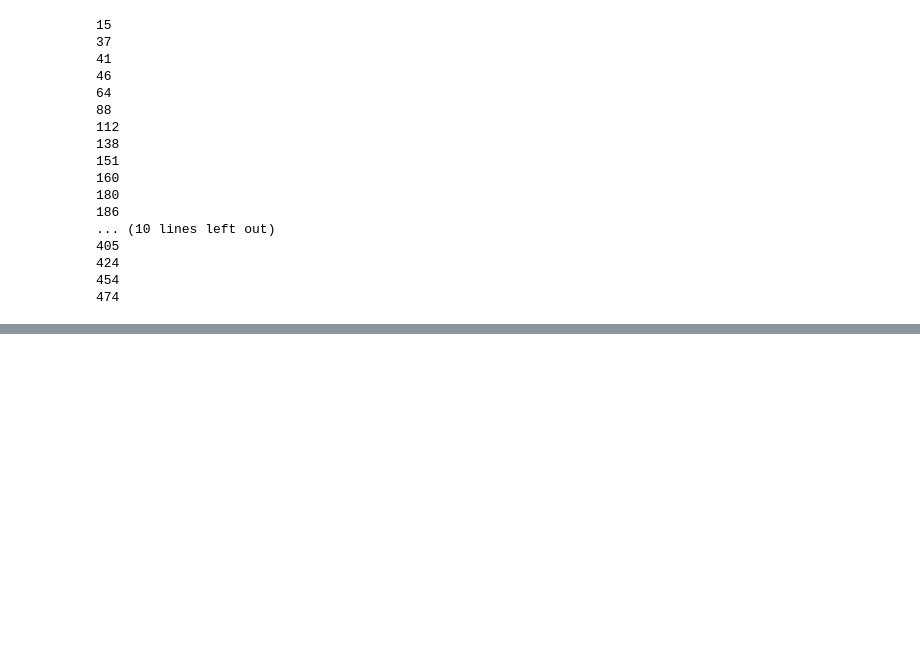
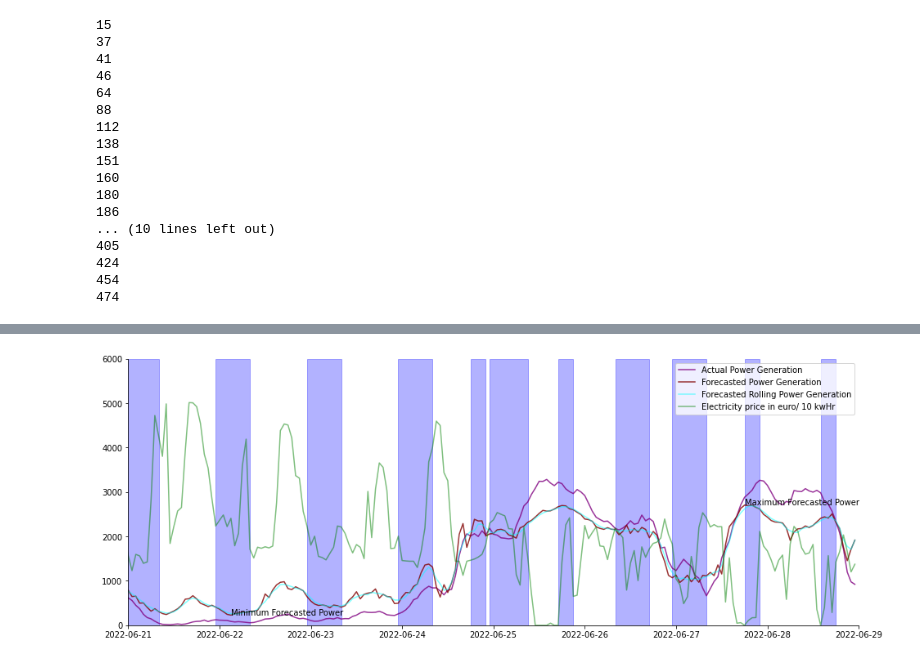
Before and after one commit to kevinTheQuigley/chargeTimeAnalytics, a Jupyter notebook: predictionTraining.ipynb, the cells around one changed output, grey strips where cells are left out. Saved outputs shown, nothing was run; the diff lists cells and outputs as text; code cells hidden in the pictures; blank space fills up the shorter version.

```diff
--- a/predictionTraining.ipynb
+++ b/predictionTraining.ipynb
@@ -1033,8 +1018,8 @@ forecastRoll=forecastRoll.fillna(forecastpd)
 rollMin=forecastRoll.rolling(6, center=True).max()
 rollMin=rollMin.fillna(forecastRoll.mean())
 
-# Adding condition above where the rolling forecast needs to be above 1000
-highlights=(rollMin== forecastRoll) & (forecastRoll>2000 )
+# Adding condition above where the rolling forecast needs to be above average the average of the last three years
+highlights=(rollMin== forecastRoll) & (forecastRoll>1500 )
 highlights[0]=False
 
 
@@ -1175,0 +1482,89 @@ The average cost of electricity at early morning times   162.22175
+# %%
+import matplotlib.pyplot as plt
+from matplotlib.pyplot import figure
+
+
+highlights = highlightsCombined
+
+
+highlights[0]=False
+#highlights[1]=False
+highlights[highlights]
+print("The length of the highlights function is ",len(highlights[highlights]))
+
+print(len(highlights))
+#highlightsDiff = highlights
+#highlightsCombined = () | hLP
+
+
+forecastPlot=finalForecast
+forecastPlot['index']=range(len(forecastPlot))
+forecastPlot.index=range(len(forecastPlot))
+forecastPlot.set_index('index')
+
+ePriceWeatherMerged=ePriceWeatherMerged._convert(numeric=True)
+
+forecastPlot= forecastPlot.reindex()
+
+
+forecastPlot['predictedGeneration'] = forecastPred
+
+fig, ax = plt.subplots(figsize=(2, 2))
+
+plt.plot(ePriceWeatherMerged['date'],ePriceWeatherMerged[['ActualWind']],color = 'purple',label = 'Actual Power Generation', alpha = 0.8)
+
+plt.plot(forecastPlot['date'],forecastPred,color = 'maroon',label = 'Forecasted Power Generation', alpha = 0.8)
+plt.plot(forecastPlot['date'],forecastRoll,color = 'cyan',label = 'Forecasted Rolling Power Generation', alpha = 0.5)
+plt.plot(forecastPlot['date'],ePriceWeatherMerged[['ImbalanceSettlementPrice']]*10,color = 'green',label = 'Electricity price in euro/ 10 kwHr ', alpha = 0.5)
+
+forcastLen=len(forecastPlot['date'])
+# highlight a time range
+
+plt.legend(bbox_to_anchor=(1, 1))
+
+
+# Removing spines
+plt.gca().spines['top'].set_visible(False)
+plt.gca().spines['right'].set_visible(False)
+
+
+#Showing the maxima minima
+plt.annotate("Maximum Forecasted Power", (forecastPlot.date[(forecastpd == max(forecastpd))].values[0], forecastpd[(forecastpd == max(forecastpd))].values[0]))
+plt.annotate("Minimum Forecasted Power", (forecastPlot.date[(forecastpd == min(forecastpd))].values[0], forecastpd[(forecastpd == min(forecastpd))].values[0]))
+ax.set_xlim([datetime.date(2022, 6, 21), datetime.date(2022, 6, 29)])
+ax.set_ylim([0, 6000])
+
+#ax.axvspan(forecastPlot['date'][0],forecastPlot['date'][2], color="blue", alpha=0.3)
+i=0
+j=0
+while i < forcastLen:
+    #print("Itererating with I and J",i,j)
+    j = 0
+
+    while ((i+j) <= forcastLen) and ( highlights[i]):
+        if (i+j != forcastLen) and (highlights[i+j]):
+            j=j+1
+        elif(i+j != forcastLen):
+            #print("Plotting with i and j are given by",i,j,"And the date-time being",forecastPlot['date'][i])
+            ax.axvspan(forecastPlot['date'][i-1],forecastPlot['date'][j+i], color="blue", alpha=0.3)
+            i = i+j
+        elif(i+j == forcastLen-1):
+            #print("Plotting with i and j are given by",i,j,"And the date-time being",forecastPlot['date'][i])
+            ax.axvspan(forecastPlot['date'][i-1],forecastPlot['date'][i+1], color="blue", alpha=0.3)
+            i = i+j
+        else:
+            #print("Plotting with i and j are given by",i,j,"And the date-time being",forecastPlot['date'][i])
+            ax.axvspan(forecastPlot['date'][i-1],forecastPlot['date'][i], color="blue", alpha=0.3)
+            i = i+j
+    i=i+1
+
+forecastPlot['rawTemp']=rawTemp
+forecastPlot.to_csv(path_or_buf='./dashboard/chargeTimeDashboard/forecastPlot.csv',index=False)
+
+#plt.legend(bbox_to_anchor=(0.89, 0.98))
+plt.legend(loc=1)
+
+fig = plt.gcf()
+fig.set_size_inches(16, 6)
+fig.savefig('./dashboard/chargeTimeDashboard/forecast.png', dpi=100)
+# %% [output]
@@ -1175,0 +1573 @@ The average cost of electricity at early morning times   162.22175
+[figure, added]
```
Also changed, not shown: parts of 40 cells of this notebook, 5 other files.
